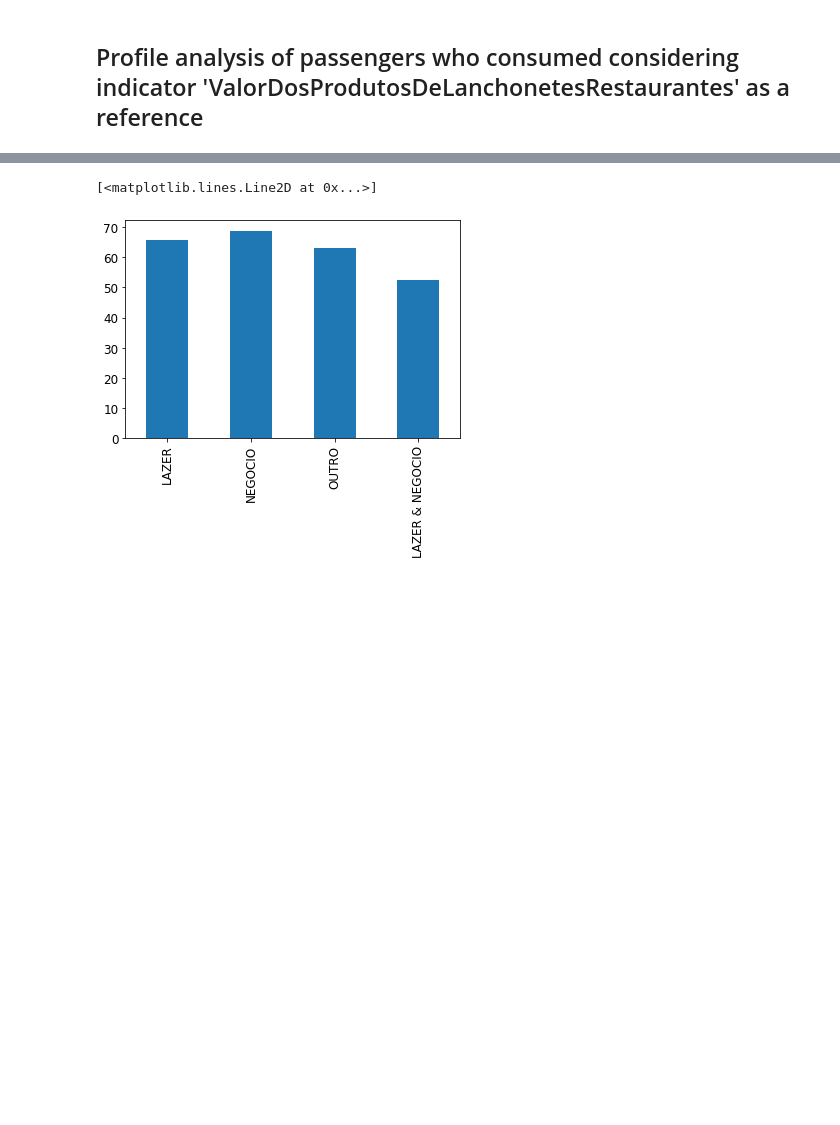
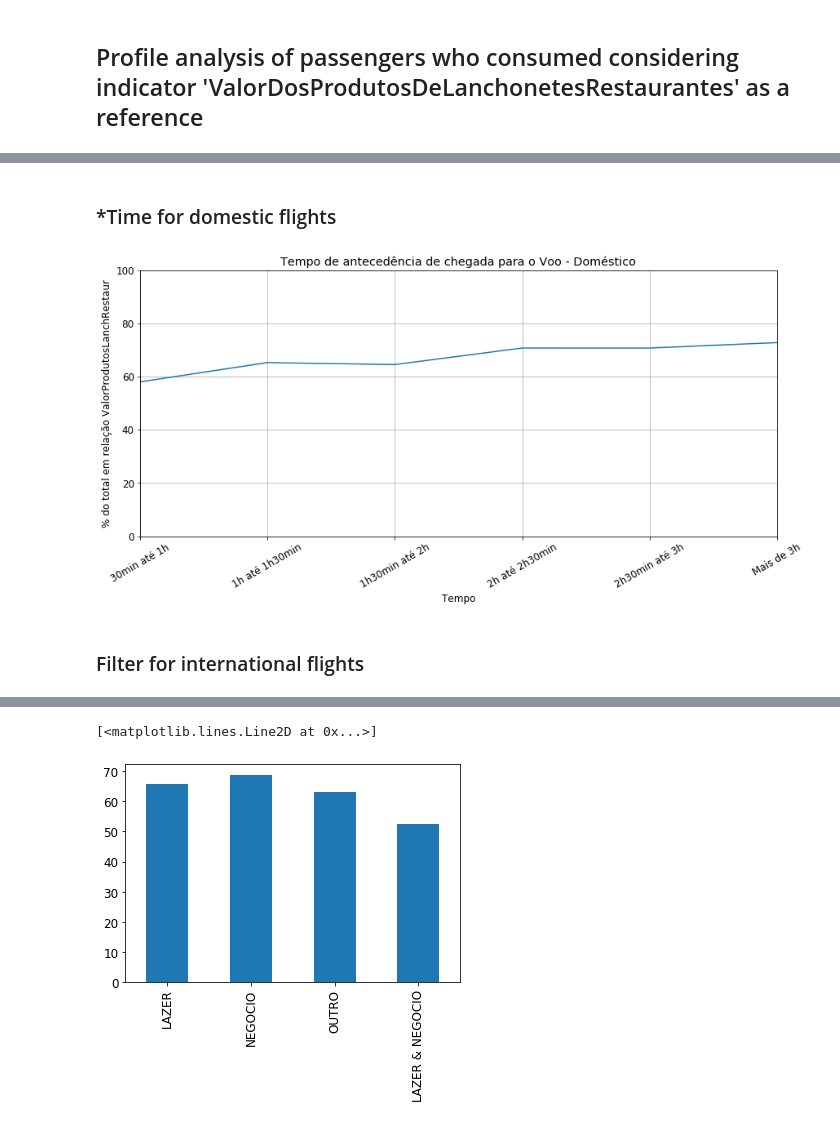
Before and after one commit to LeniceMirian/CAP394, a Jupyter notebook: Operating Performance_Airport Commercial Indicators.ipynb, the cells around one changed output, grey strips where cells are left out. Drawn from its saved outputs; the diff is of its cells as text; code cells hidden in the pictures; blank space fills up the shorter version.

```diff
--- a/Operating Performance_Airport Commercial Indicators.ipynb
+++ b/Operating Performance_Airport Commercial Indicators.ipynb
@@ -618,0 +739,8 @@ plt.plot(AnaliseTEMPO)
+# %%
+newdf3 = newdf[["TipoDeVoo_Coded", "TempoDeAntecedenciaDeChegadaParaOVoo_Coded","ValorDosProdutosDeLanchonetesRestaurantes"]]
+newdf3 = newdf3[newdf3["TipoDeVoo_Coded"]=='Doméstico']
+temp2d = pd.value_counts(newdf3["TempoDeAntecedenciaDeChegadaParaOVoo_Coded"])
+
+newdf3 = newdf2[["TipoDeVoo_Coded", "TempoDeAntecedenciaDeChegadaParaOVoo_Coded","ValorDosProdutosDeLanchonetesRestaurantes"]]
+newdf3 = newdf3[newdf3["TipoDeVoo_Coded"]=='Doméstico']
+newdf3
@@ -618,0 +761,17 @@ plt.plot(AnaliseTEMPO)
+# %% [markdown]
+### *Time for domestic flights
+# %%
+AnaliseTEMPO_Dom = (pd.value_counts(newdf3["TempoDeAntecedenciaDeChegadaParaOVoo_Coded"]))/temp2d*100
+plt.figure(figsize=(14,6))
+AnaliseTEMPO_Dom = AnaliseTEMPO_Dom[['30min até 1h','1h até 1h30min','1h30min até 2h','2h até 2h30min','2h30min até 3h','Mais de 3h']]
+plt.rcParams.update({'font.size': 12})
+plot_by_tempo = AnaliseTEMPO_Dom.plot(title='Tempo de antecedência de chegada para o Voo - Doméstico')
+plot_by_tempo.set_xlabel('Tempo')
+plot_by_tempo.set_ylabel('% do total em relação ValorProdutosLanchRestaur')
+plt.xticks(rotation=30)
+plt.ylim(0,100)
+plt.grid(True)
+# %% [output]
+[figure, added]
+# %% [markdown]
+### Filter for international flights
```
Also changed, not shown: parts of 63 cells of this notebook.
